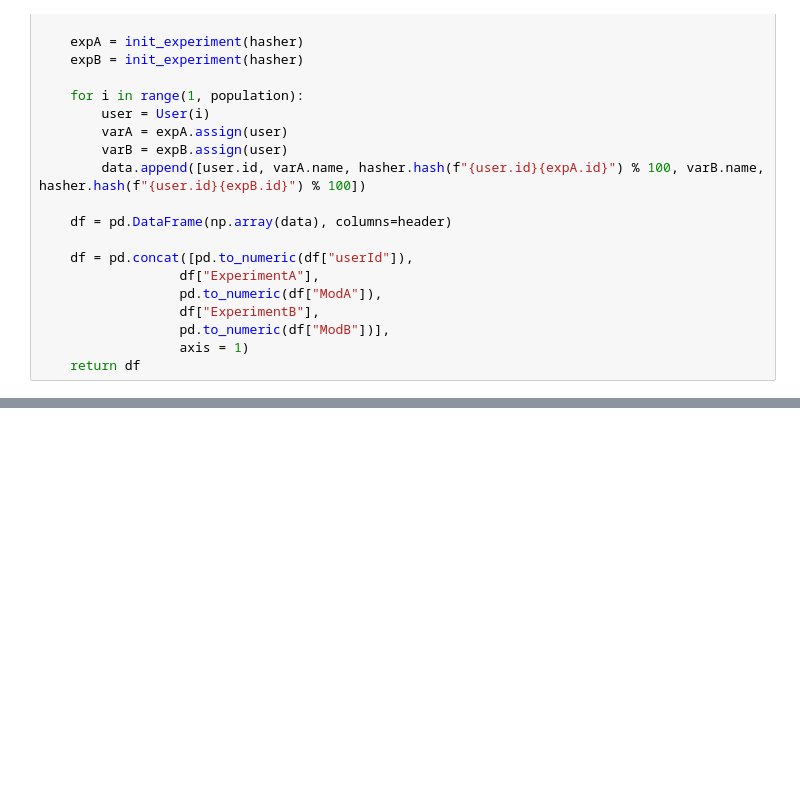
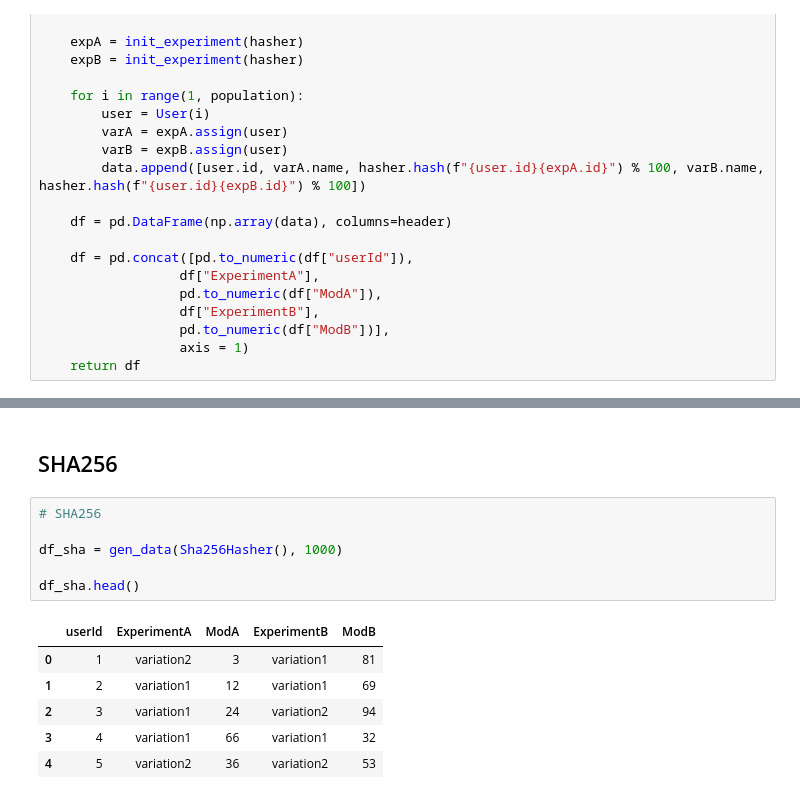
Before and after one commit to B3tty/Correlations, a Jupyter notebook: graphs.ipynb, the cells around one changed output, grey strips where cells are left out. Cells and saved outputs as stored; diff of their text form; blank space fills up the shorter version.

```diff
--- a/graphs.ipynb
+++ b/graphs.ipynb
@@ -105,0 +110,15 @@ data_md5.plot.scatter(x="ModA", y="ModB");
+# %% [markdown]
+## SHA256
+# %%
+# SHA256
+
+df_sha = gen_data(Sha256Hasher(), 1000)
+
+df_sha.head()
+# %% [output]
+|  | userId | ExperimentA | ModA | ExperimentB | ModB |
+| 0 | 1 | variation2 | 3 | variation1 | 81 |
+| 1 | 2 | variation1 | 12 | variation1 | 69 |
+| 2 | 3 | variation1 | 24 | variation2 | 94 |
+| 3 | 4 | variation1 | 66 | variation1 | 32 |
+| 4 | 5 | variation2 | 36 | variation2 | 53 |
```
Also changed, not shown: parts of 10 cells of this notebook.
